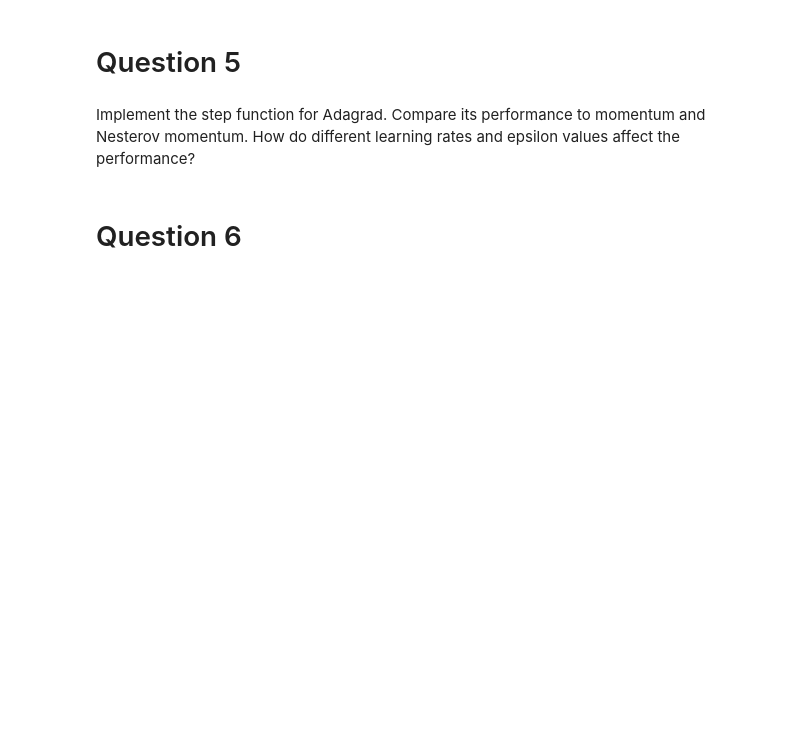
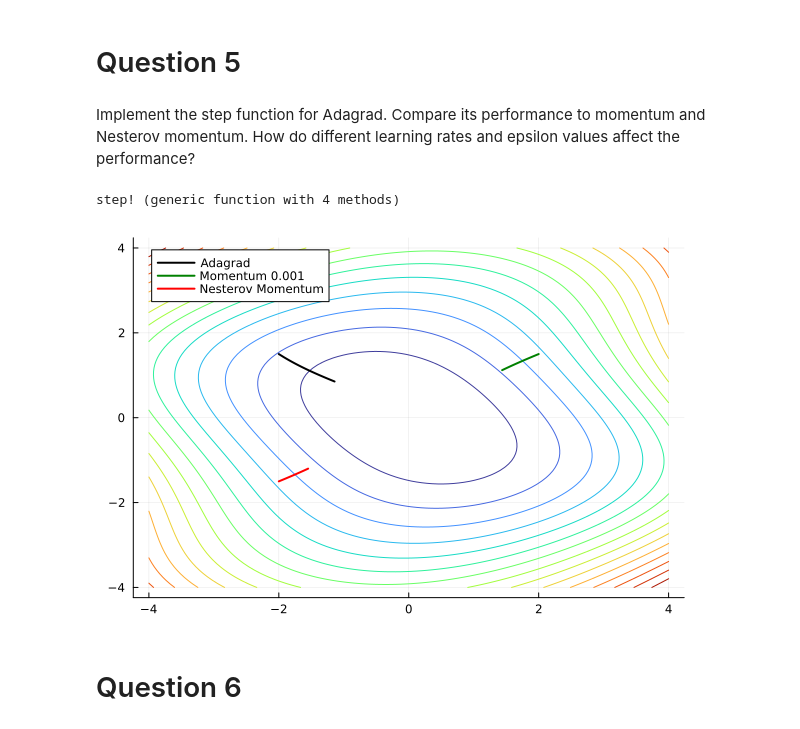
Before and after one commit to nguyenluan3017/HPC, a Jupyter notebook: Opt/Tutorial10.ipynb, the cells around one changed output. Cells and saved outputs as stored; diff of their text form; code cells hidden in the pictures; blank space fills up the shorter version.

```diff
--- a/Opt/Tutorial10.ipynb
+++ b/Opt/Tutorial10.ipynb
@@ -192,26 +185,37 @@ end
 
 # Implement this function
 function step!(self::Adagrad, df, current_point)
+    gradient = df(current_point...)
+    push!(self.sum_gradients, dot(gradient, gradient))
+    sum_grad_sqrt = sqrt(sum(self.sum_gradients))
+    return current_point - self.learning_rate / (self.epsilon + sum_grad_sqrt) * gradient
 end
+# %% [output]
+step! (generic function with 4 methods)
 # %%
 f(x,y) = x^2 + y^2 + x*sin(y)
-df(x,y) = [#partial derivatives in here!]
+df(x,y) = [
+    2x + sin(y);
+    2y + x*cos(y)
+]
 
 xDomain = range(-4, 4, length=100)
 yDomain = range(-4, 4, length=100)
 zFill = @. f(xDomain', yDomain)
 
 descent_methods = Tuple{DescentMethod, String, String, Int, VecE2{Float64}}[]
 push!(descent_methods, (Adagrad(0.1, 1e-6, zeros(2)), "Adagrad", "black",50,(-2,1.5)))
 push!(descent_methods, (Momentum(0.0003, 0.9, zeros(2)), "Momentum 0.001", "green",50,(2,1.5)))
 push!(descent_methods, (NesterovMomentum(0.0002, 0.92, zeros(2)), "Nesterov Momentum", "red",50,(-2,-1.5)))
 plots = contour(xDomain, yDomain, zFill,cbar=false,color=:turbo,lw=1)
 
 for (descent_method, name, color, number_of_steps,initial_point) in descent_methods
     pointsX, pointsY = run_descent_method(descent_method, initial_point, number_of_steps, f, df)
     plot!(pointsX, pointsY, seriestype=:line, linecolor=color, label=name, linewidth=2)
 end
 plot(plots)
+# %% [output]
+[figure, added]
 # %% [markdown]
 # Question 6
 # %% [markdown]
```
Also changed, not shown: parts of 7 cells of this notebook.
